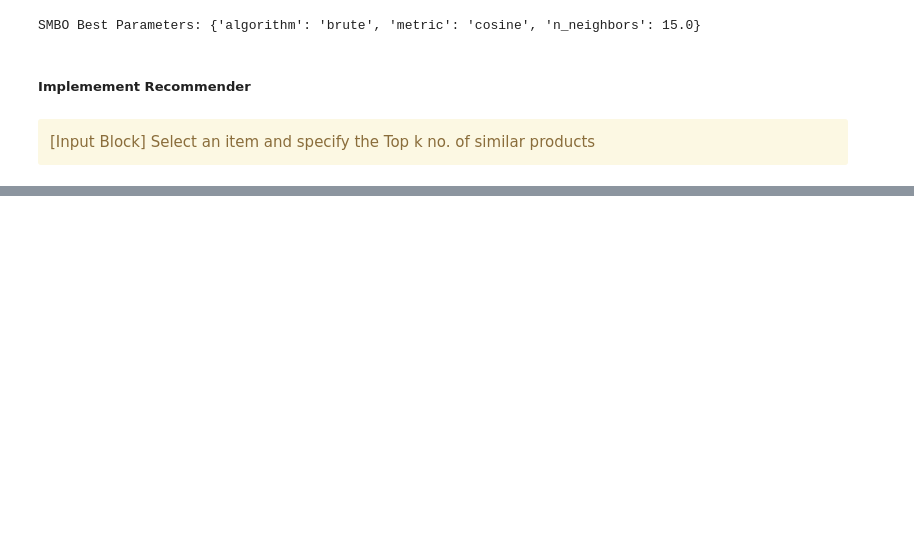
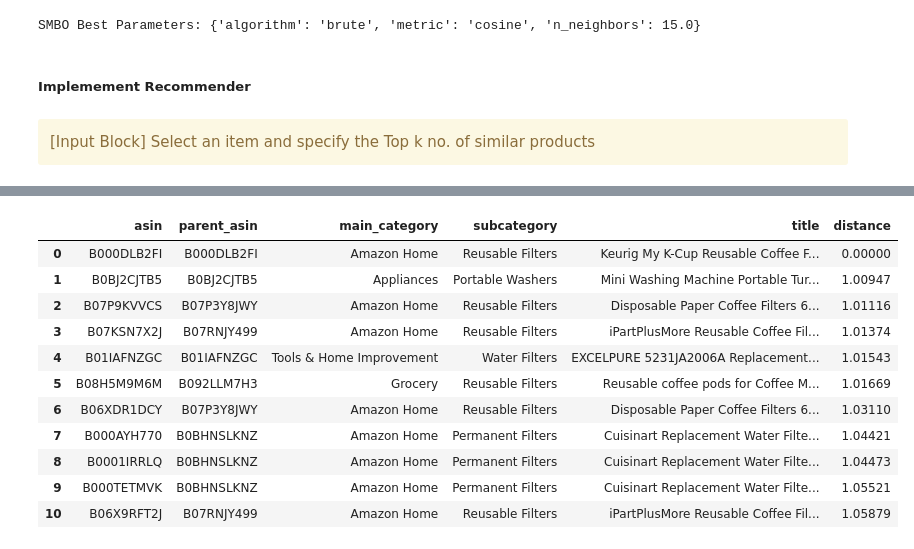
Before and after one commit to ds-edu/capstone-recsys, a Jupyter notebook: recsys_ecomm/notebooks/recsys.ipynb, the cells around one changed output, grey strips where cells are left out. Cells and saved outputs as stored; diff of their text form; code cells hidden in the pictures; blank space fills up the shorter version.

```diff
--- a/recsys_ecomm/notebooks/recsys.ipynb
+++ b/recsys_ecomm/notebooks/recsys.ipynb
@@ -1375,6 +1326,21 @@ for i in topk_recos:
     })
 # Convert to DataFrame
 df_topk = pd.DataFrame(topk)
+# %%
+df_topk
+# %% [output]
+|  | asin | parent_asin | main_category | subcategory | title | distance |
+| 0 | B000DLB2FI | B000DLB2FI | Amazon Home | Reusable Filters | Keurig My K-Cup Reusable Coffee F... | 0.00000 |
+| 1 | B0BJ2CJTB5 | B0BJ2CJTB5 | Appliances | Portable Washers | Mini Washing Machine Portable Tur... | 1.00947 |
+| 2 | B07P9KVVCS | B07P3Y8JWY | Amazon Home | Reusable Filters | Disposable Paper Coffee Filters 6... | 1.01116 |
+| 3 | B07KSN7X2J | B07RNJY499 | Amazon Home | Reusable Filters | iPartPlusMore Reusable Coffee Fil... | 1.01374 |
+| 4 | B01IAFNZGC | B01IAFNZGC | Tools & Home Improvement | Water Filters | EXCELPURE 5231JA2006A Replacement... | 1.01543 |
+| 5 | B08H5M9M6M | B092LLM7H3 | Grocery | Reusable Filters | Reusable coffee pods for Coffee M... | 1.01669 |
+| 6 | B06XDR1DCY | B07P3Y8JWY | Amazon Home | Reusable Filters | Disposable Paper Coffee Filters 6... | 1.03110 |
+| 7 | B000AYH770 | B0BHNSLKNZ | Amazon Home | Permanent Filters | Cuisinart Replacement Water Filte... | 1.04421 |
+| 8 | B0001IRRLQ | B0BHNSLKNZ | Amazon Home | Permanent Filters | Cuisinart Replacement Water Filte... | 1.04473 |
+| 9 | B000TETMVK | B0BHNSLKNZ | Amazon Home | Permanent Filters | Cuisinart Replacement Water Filte... | 1.05521 |
+| 10 | B06X9RFT2J | B07RNJY499 | Amazon Home | Reusable Filters | iPartPlusMore Reusable Coffee Fil... | 1.05879 |
 # %%
 # Remove the Top Index of the returned results
 df_topk = df_topk.iloc[1:]
```
Also changed, not shown: parts of 21 cells of this notebook.
